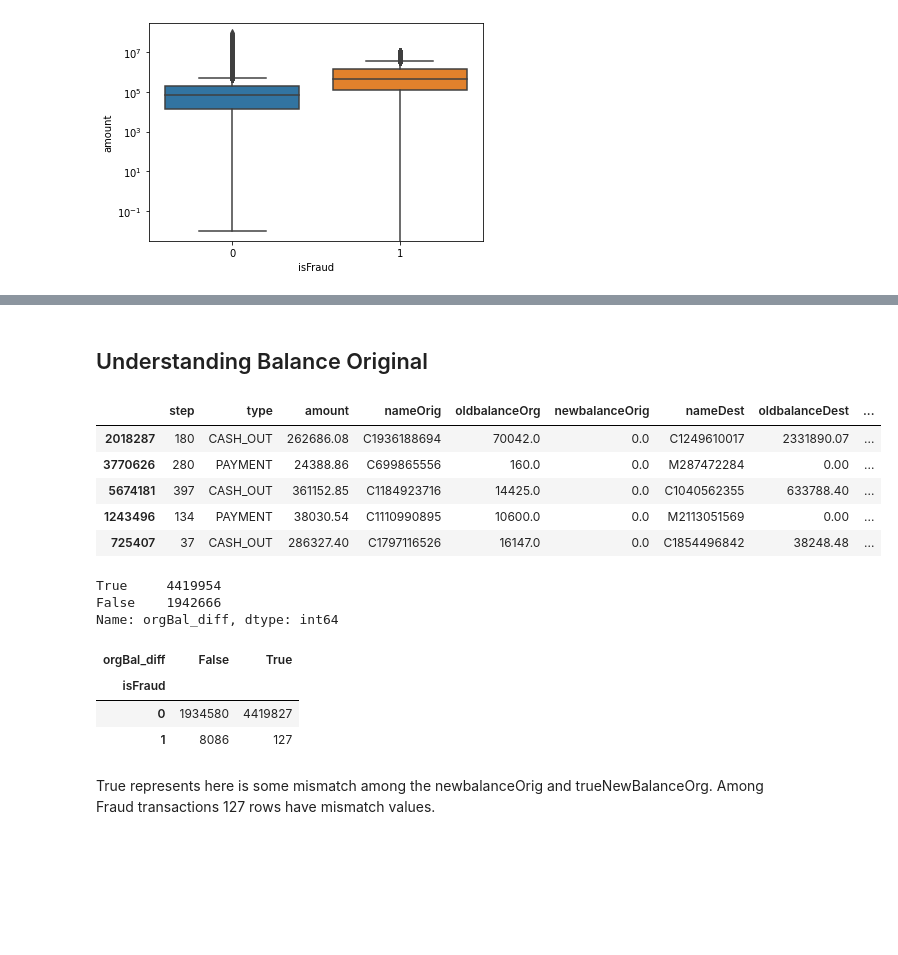
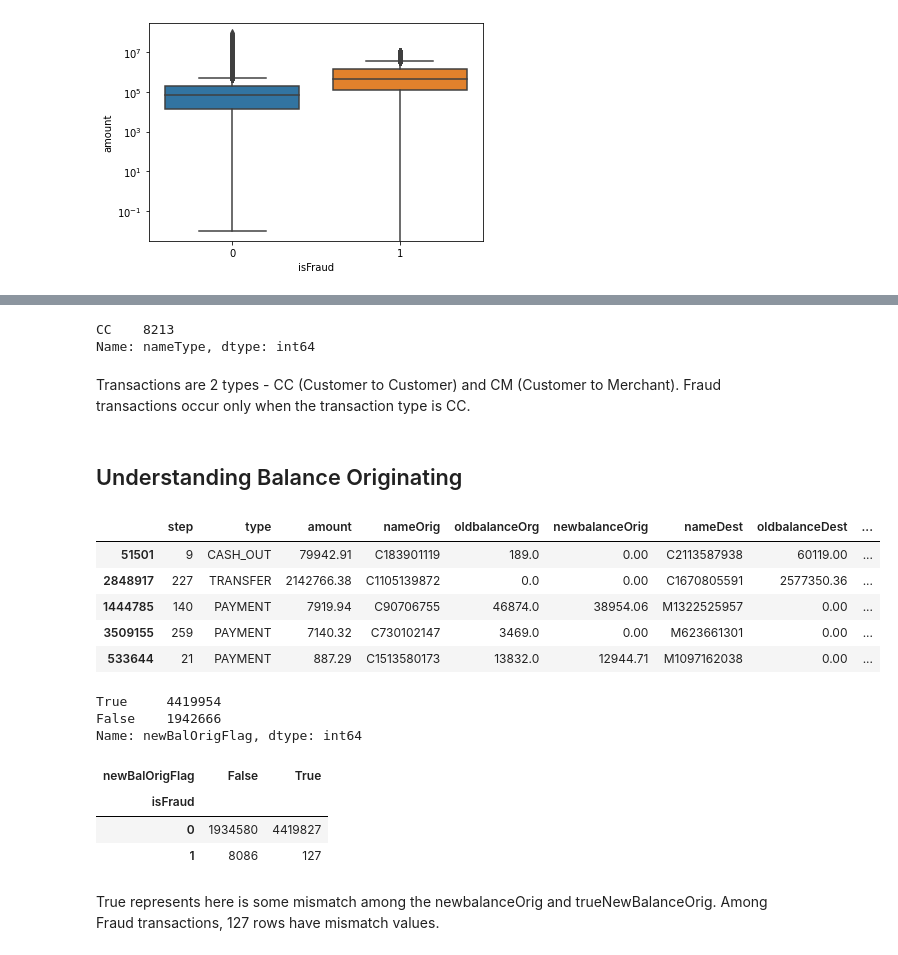
Before and after one commit to hrisav/fraud-detection-paysim, a Jupyter notebook: Paysim_Hrisav.ipynb, the cells around one changed output, grey strips where cells are left out. Saved outputs shown, nothing was run; the diff lists cells and outputs as text; code cells hidden in the pictures; blank space fills up the shorter version.

```diff
--- a/Paysim_Hrisav.ipynb
+++ b/Paysim_Hrisav.ipynb
@@ -301,0 +294,4 @@ box.set_yscale('log')
+# %%
+#run
+df.loc[df['nameOrig'].str.contains('C') & df['nameDest'].str.contains('C'), "nameType"] = 'CC'
+df.loc[df['nameOrig'].str.contains('C') & df['nameDest'].str.contains('M'), "nameType"] = 'CM'
@@ -302,31 +315,39 @@ box.set_yscale('log')
+# %%
+df_fraud['nameType'].value_counts()
+# %% [output]
+CC    8213
+Name: nameType, dtype: int64
+# %% [markdown]
+Transactions are 2 types - CC (Customer to Customer) and CM (Customer to Merchant). Fraud transactions occur only when the transaction type is CC.
 # %% [markdown]
-## Understanding Balance Original
+## Understanding Balance Originating
 # %%
-df.loc[df['type']=='CASH_IN','trueNewBalanceOrg'] = df.loc[df['type']=='CASH_IN','oldbalanceOrg'] + df.loc[df['type']=='CASH_IN','amount']
+#run
+df.loc[df['type']=='CASH_IN','trueNewBalanceOrig'] = df.loc[df['type']=='CASH_IN','oldbalanceOrg'] + df.loc[df['type']=='CASH_IN','amount']
+df.loc[df['type']!='CASH_IN','trueNewBalanceOrig'] = df.loc[df['type']!='CASH_IN','oldbalanceOrg'] - df.loc[df['type']!='CASH_IN','amount']
-# %%
-df.loc[df['type']!='CASH_IN','trueNewBalanceOrg'] = df.loc[df['type']!='CASH_IN','oldbalanceOrg'] - df.loc[df['type']!='CASH_IN','amount']
 # %%
-df['orgBal_diff'] = df['trueNewBalanceOrg'] != df['newbalanceOrig']
+#run
+df['newBalOrigFlag'] = df['trueNewBalanceOrig'] != df['newbalanceOrig']
 df.sample(n=5)
 # %% [output]
 |  | step | type | amount | nameOrig | oldbalanceOrg | newbalanceOrig | nameDest | oldbalanceDest | ... |
-| 2018287 | 180 | CASH_OUT | 262686.08 | C1936188694 | 70042.0 | 0.0 | C1249610017 | 2331890.07 | ... |
-| 3770626 | 280 | PAYMENT | 24388.86 | C699865556 | 160.0 | 0.0 | M287472284 | 0.00 | ... |
-| 5674181 | 397 | CASH_OUT | 361152.85 | C1184923716 | 14425.0 | 0.0 | C1040562355 | 633788.40 | ... |
-| 1243496 | 134 | PAYMENT | 38030.54 | C1110990895 | 10600.0 | 0.0 | M2113051569 | 0.00 | ... |
-| 725407 | 37 | CASH_OUT | 286327.40 | C1797116526 | 16147.0 | 0.0 | C1854496842 | 38248.48 | ... |
+| 51501 | 9 | CASH_OUT | 79942.91 | C183901119 | 189.0 | 0.00 | C2113587938 | 60119.00 | ... |
+| 2848917 | 227 | TRANSFER | 2142766.38 | C1105139872 | 0.0 | 0.00 | C1670805591 | 2577350.36 | ... |
+| 1444785 | 140 | PAYMENT | 7919.94 | C90706755 | 46874.0 | 38954.06 | M1322525957 | 0.00 | ... |
+| 3509155 | 259 | PAYMENT | 7140.32 | C730102147 | 3469.0 | 0.00 | M623661301 | 0.00 | ... |
+| 533644 | 21 | PAYMENT | 887.29 | C1513580173 | 13832.0 | 12944.71 | M1097162038 | 0.00 | ... |
 # %%
-df['orgBal_diff'].value_counts()
+df['newBalOrigFlag'].value_counts()
 # %% [output]
 True     4419954
 False    1942666
-Name: orgBal_diff, dtype: int64
+Name: newBalOrigFlag, dtype: int64
 # %%
-pd.crosstab(df['isFraud'], df['orgBal_diff'])
+pd.crosstab(df['isFraud'], df['newBalOrigFlag'])
 # %% [output]
-| orgBal_diff | False | True |
+| newBalOrigFlag | False | True |
 | isFraud |  |  |
 | 0 | 1934580 | 4419827 |
 | 1 | 8086 | 127 |
 # %% [markdown]
-True represents here is some mismatch among the newbalanceOrig and trueNewBalanceOrg. Among Fraud transactions 127 rows have mismatch values.
+True represents here is some mismatch among the newbalanceOrig and trueNewBalanceOrig. Among Fraud transactions, 127 rows have mismatch values.
```
Also changed, not shown: parts of 36 cells of this notebook.
